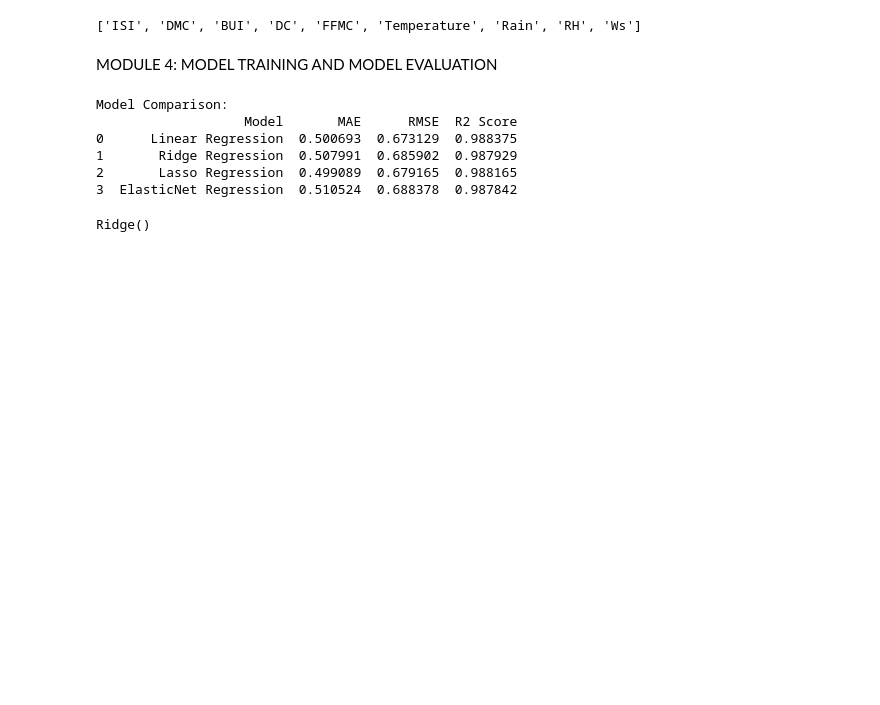
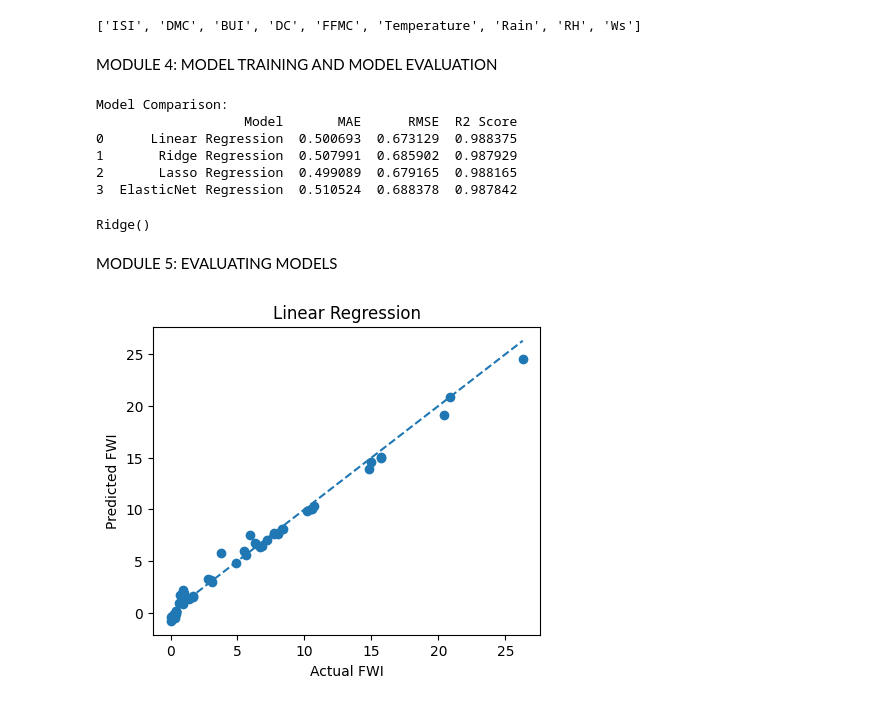
Before and after one commit to Aspire-Infolabs/FWI_Prediction_Batch8, a Jupyter notebook: FWI_Prediction_Pranjali.ipynb, the cells around one changed output. Saved outputs shown, nothing was run; the diff lists cells and outputs as text; code cells hidden in the pictures; blank space fills up the shorter version.

```diff
--- a/FWI_Prediction_Pranjali.ipynb
+++ b/FWI_Prediction_Pranjali.ipynb
@@ -351 +351,3 @@ with open("./models/ridge.pkl", "wb") as f:
     pickle.dump(final_model, f)
+# %% [markdown]
+MODULE 5: EVALUATING MODELS
@@ -351,0 +356,37 @@ with open("./models/ridge.pkl", "wb") as f:
+# %%
+#Helper Function
+def evaluate_model(name, model):
+    # Training predictions
+    y_train_pred = model.predict(X_train_scaled)
+    train_mae = mean_absolute_error(y_train, y_train_pred)
+    train_rmse = np.sqrt(mean_squared_error(y_train, y_train_pred))
+    train_r2 = r2_score(y_train, y_train_pred)
+
+    # Testing predictions
+    y_test_pred = model.predict(X_test_scaled)
+    test_mae = mean_absolute_error(y_test, y_test_pred)
+    test_rmse = np.sqrt(mean_squared_error(y_test, y_test_pred))
+    test_r2 = r2_score(y_test, y_test_pred)
+
+    # Graph Plot
+    plt.figure(figsize=(5,4))
+    plt.scatter(y_test, y_test_pred)
+    plt.plot([y_test.min(), y_test.max()],
+             [y_test.min(), y_test.max()], '--')
+    plt.title(name)
+    plt.xlabel("Actual FWI")
+    plt.ylabel("Predicted FWI")
+    plt.show()
+
+    return [
+        name,
+        train_mae, train_rmse, train_r2,
+        test_mae, test_rmse, test_r2
+    ]
+# %%
+linear_model = LinearRegression()
+linear_model.fit(X_train_scaled, y_train)
+
+linear_results = evaluate_model("Linear Regression", linear_model)
+# %% [output]
+[figure, added]
```
Also changed, not shown: parts of 7 cells of this notebook.
